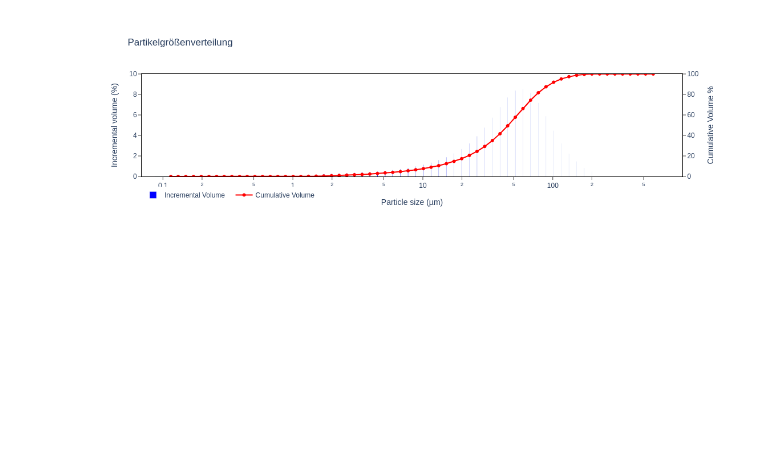
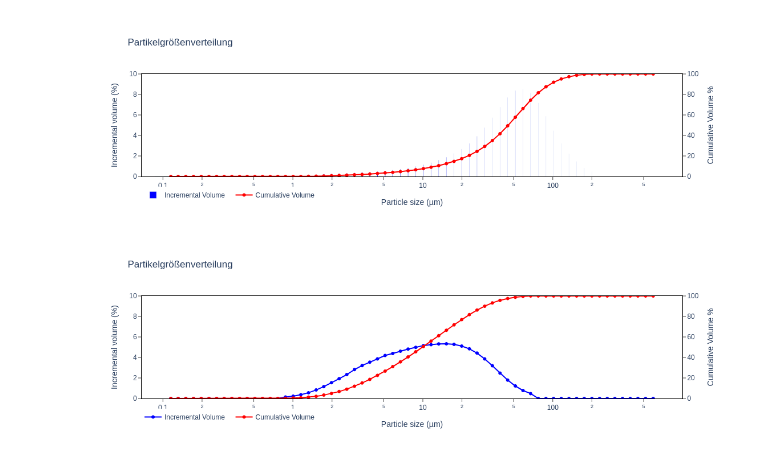
Before and after one commit to JuginPower/analyzer, a Jupyter notebook: frontplot.ipynb, the cells around one changed output. Drawn from its saved outputs; the diff is of its cells as text; code cells hidden in the pictures; blank space fills up the shorter version.

Commit message:
Change the process of extracting and transforming of csv data mainly

```diff
--- a/frontplot.ipynb
+++ b/frontplot.ipynb
@@ -11,5 +12,6 @@ from pathlib import Path
 # %% [markdown]
 ## Initialize the CsvLoader
 # %%
-loader = CsvLoader()
-files = loader.get_csv_files()
+csv_loader = CsvPsdDataLoader()
+csv_files = csv_loader.get_files()
+csv_files
@@ -38,8 +70,12 @@ files
 # %%
-# Cleaning files in data subdirectory
-# Do it only once!
-for file in files:
-    loader.clean_csv(file)
+# HIER STEHEN GEBLIEBEN
 
-files = loader.get_csv_files()
+# In der For-Schleife müssen dann die D501090 Werte und die Hauptdaten extrahiert werden und dann miteinander transoformiert.
+# Dann kann ich in Ruhe zum zeichnen übergehen.
+for file in csv_files:
+    csv_loader.clean_csv(file)
+
+csv_files = csv_loader.get_files()
+csv_files.sort()
+csv_files
 # %% [output]
@@ -251,3 +304,76 @@ except TypeError:
 You can quit the program with 'q' or 'Q'.
 Input:  32
 [figure]
+# %%
+df = pd.read_csv(file)
+
+fig = go.Figure(
+    data=go.Scatter(
+        x=df["Durchmesser"],
+        y=df["q"],
+        name="Incremental Volume",
+        marker=dict(color="blue"),
+        mode="lines+markers"
+    )
+)
+
+fig.add_trace(
+    go.Scatter(
+        x=df["Durchmesser"],
+        y=df["Q"],
+        yaxis="y2",
+        name="Cumulative Volume",
+        marker=dict(color="red"),
+        mode="lines+markers"
+    )
+)
+
+fig.update_layout(
+    title_text="Partikelgrößenverteilung",
+    legend=dict(orientation="h"),
+    xaxis=dict(
+        title=dict(text="Particle size (µm)"),
+        type="log", # Wichtig: X-Achse auf logarithmische Skala setzen
+        autorange=True,
+        showgrid=True, # Optional: Gitterlinien anzeigen
+        mirror=True,
+        linewidth=1, # Optional: Achsenlinienbreite
+        linecolor='black', # Optional: Achsenlinienfarbe
+        ticks='outside',
+        ticklen=5,
+        tickwidth=1, # Optional: Tick-Breite
+    ),
+    yaxis=dict(
+        title=dict(text="Incremental volume (%)"),
+        side="left",
+        range=[0, 10],
+        showgrid=True,
+        mirror=True,
+        linewidth=1,
+        linecolor='black',
+        ticks='outside',
+        ticklen=5,
+        tickwidth=1,
+    ),
+    yaxis2=dict(
+        title=dict(text="Cumulative Volume %"),
+        side="right",
+        range=[0, 100],
+        overlaying="y",
+        tickmode="array",
+        tickvals=[0, 20, 40, 60, 80, 100], # Explizite Tick-Werte für rechte Achse
+        showgrid=True,
+        mirror=True,
+        linewidth=1,
+        linecolor='black',
+        ticks='outside',
+        ticklen=5,
+        tickwidth=1,
+    ),
+    bargap=0, # Optional: Abstand zwischen Balken entfernen, damit sie direkt aneinander liegen
+    plot_bgcolor='white', # Optional: Plot-Hintergrund weiß setzen
+)
+
+fig.show()
+# %% [output]
+[figure, added]
```
Also changed, not shown: parts of 10 cells of this notebook, 2 other files.
